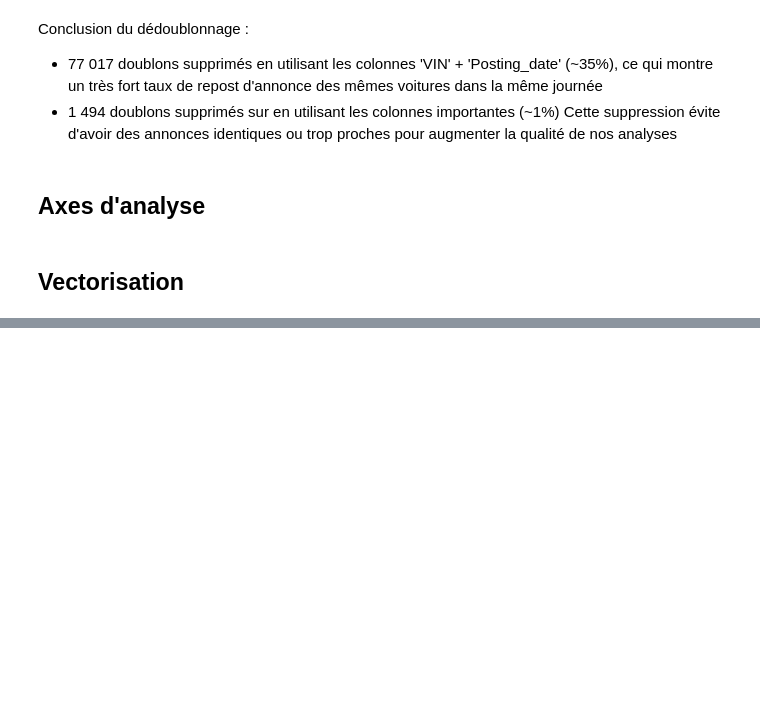
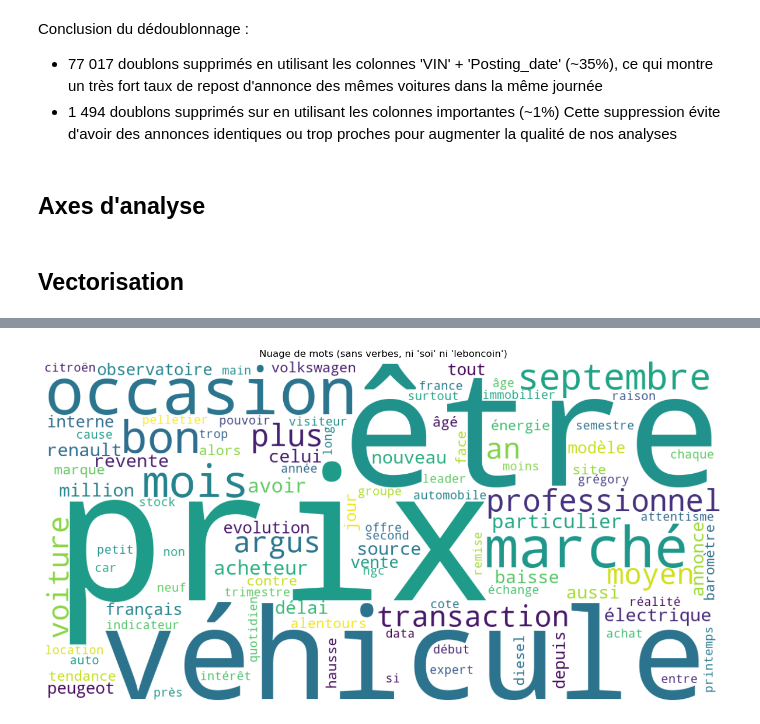
Before and after one commit to waigenius/dataviz_sda, a Jupyter notebook: data_to_analyse.ipynb, the cells around one changed output, grey strips where cells are left out. Saved outputs shown, nothing was run; the diff lists cells and outputs as text; code cells hidden in the pictures; blank space fills up the shorter version.

Commit message:
Création du fichier véhicles_clean Crééation de l'application Test nouvelle version text mining sur data_to_analyse

```diff
--- a/data_to_analyse.ipynb
+++ b/data_to_analyse.ipynb
@@ -332,3 +343,19 @@ Cette suppression évite d'avoir des annonces identiques ou trop proches pour au
 ## Axes d'analyse
 # %% [markdown]
 ## Vectorisation
+# %%
+import sys
+!{sys.executable} -m pip install PyPDF2 nltk wordcloud matplotlib
+!{sys.executable} -m pip install stanza
+import nltk
+
+# Téléchargement des ressources NLTK (une seule fois suffit)
+nltk.download("punkt")
+nltk.download("stopwords")
+
+stanza.download("fr")
+nlp = stanza.Pipeline(
+    lang="fr",
+    processors="tokenize,mwt,pos,lemma",
+    use_gpu=False
+)
@@ -334,0 +422,63 @@ Cette suppression évite d'avoir des annonces identiques ou trop proches pour au
+# %%
+import os
+import PyPDF2
+import stanza
+import nltk
+from nltk.corpus import stopwords
+from collections import Counter
+from wordcloud import WordCloud
+import matplotlib.pyplot as plt
+
+# Extraire le texte
+def extract_text_from_pdf(pdf_path: str) -> str:
+    if not os.path.exists(pdf_path):
+        raise FileNotFoundError(f"Le fichier '{pdf_path}' est introuvable.")
+    reader = PyPDF2.PdfReader(pdf_path)
+    return "".join(page.extract_text() or "" for page in reader.pages)
+
+article_text = extract_text_from_pdf("article_VO.pdf")
+
+# Préparer les listes de filtrage
+french_stops = set(stopwords.words("french"))
+custom_exclude = {"soi", "leboncoin"}  # mots spécifiques à retirer
+
+# Lemmatisation + filtrage
+doc = nlp(article_text)
+lemmas = []
+for sent in doc.sentences:
+    for word in sent.words:
+        lemma = word.lemma.lower()
+        if (
+            word.upos not in ("PUNCT", "SYM", "NUM", "X", "VERB")  # on enlève aussi les verbes
+            and len(lemma) > 1
+            and lemma not in french_stops
+            and lemma not in custom_exclude
+        ):
+            lemmas.append(lemma)
+
+# Aperçu et top 20
+counts = Counter(lemmas)
+print("20 lemmes les plus fréquents après filtration :")
+for l, c in counts.most_common(20):
+    print(f"{l:12s} → {c}")
+
+# Générer le nuage de mots
+if lemmas:
+    wc = WordCloud(
+        width=1200,
+        height=600,
+        background_color="white",
+        max_words=100,
+        min_font_size=10,
+        collocations=False,
+        stopwords=french_stops.union(custom_exclude)
+    ).generate(" ".join(lemmas))
+
+    plt.figure(figsize=(15, 8))
+    plt.imshow(wc, interpolation="bilinear")
+    plt.axis("off")
+    plt.title("Nuage de mots (sans verbes, ni 'soi' ni 'leboncoin')")
+    plt.show()
+else:
+    print("Aucun lemme pertinent après filtration.")
+# %% [output]
@@ -334,0 +502 @@ Cette suppression évite d'avoir des annonces identiques ou trop proches pour au
+[figure, added]
```
Also changed, not shown: parts of 5 cells of this notebook, 3 other files.
